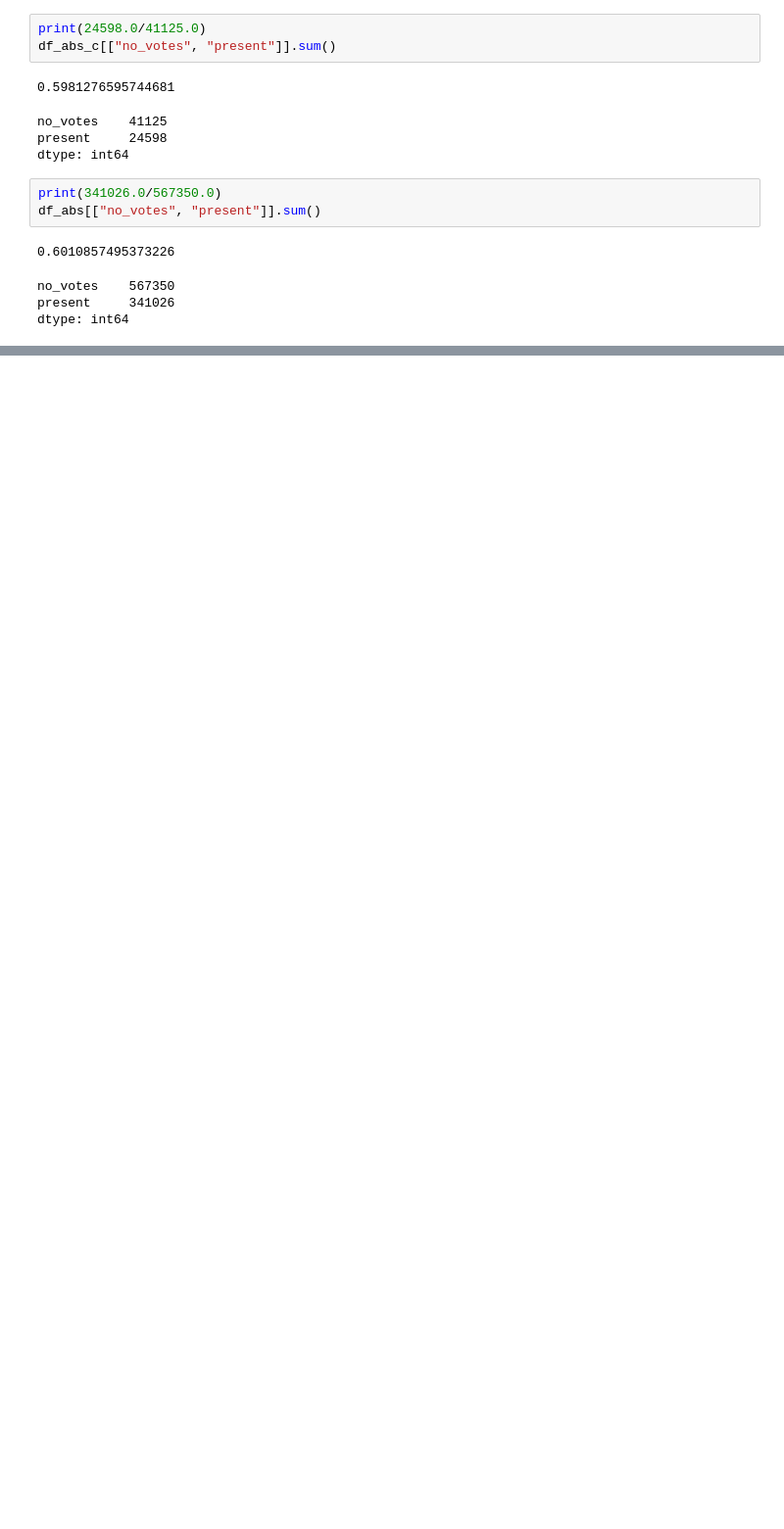
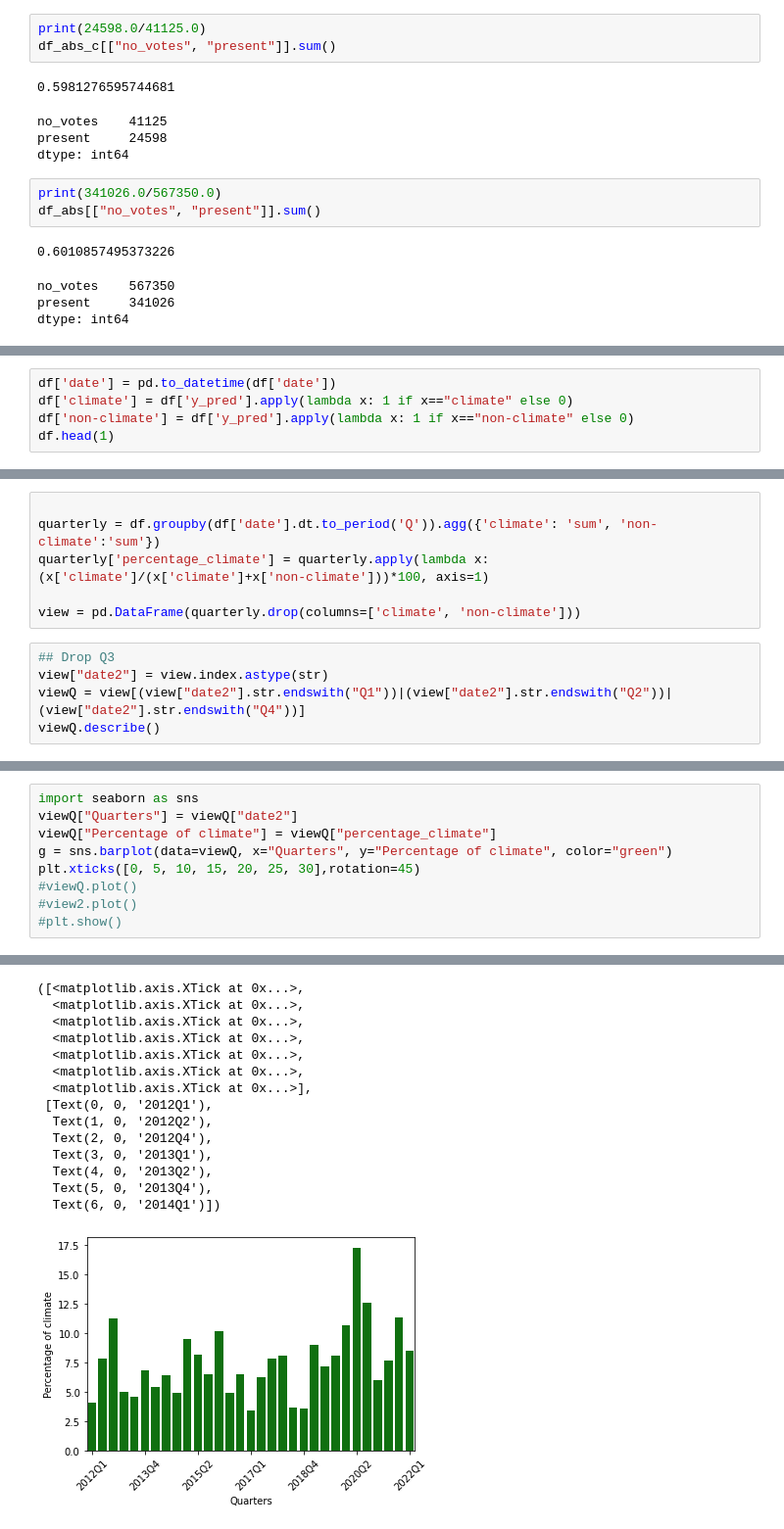
Before and after one commit to jonahank/Vote-Prediction-Model, a Jupyter notebook: data_analysis/ft_vote.ipynb, the cells around one changed output, grey strips where cells are left out. Shown at 98% size. Cells and saved outputs as stored; diff of their text form; blank space fills up the shorter version.

```diff
--- a/data_analysis/ft_vote.ipynb
+++ b/data_analysis/ft_vote.ipynb
@@ -421,0 +432,5 @@ dtype: int64
+# %%
+df['date'] = pd.to_datetime(df['date'])
+df['climate'] = df['y_pred'].apply(lambda x: 1 if x=="climate" else 0)
+df['non-climate'] = df['y_pred'].apply(lambda x: 1 if x=="non-climate" else 0)
+df.head(1)
@@ -421,0 +440,11 @@ dtype: int64
+# %%
+
+quarterly = df.groupby(df['date'].dt.to_period('Q')).agg({'climate': 'sum', 'non-climate':'sum'})
+quarterly['percentage_climate'] = quarterly.apply(lambda x: (x['climate']/(x['climate']+x['non-climate']))*100, axis=1)
+
+view = pd.DataFrame(quarterly.drop(columns=['climate', 'non-climate']))
+# %%
+## Drop Q3
+view["date2"] = view.index.astype(str)
+viewQ = view[(view["date2"].str.endswith("Q1"))|(view["date2"].str.endswith("Q2"))|(view["date2"].str.endswith("Q4"))]
+viewQ.describe()
@@ -421,0 +474,10 @@ dtype: int64
+# %%
+import seaborn as sns
+viewQ["Quarters"] = viewQ["date2"]
+viewQ["Percentage of climate"] = viewQ["percentage_climate"]
+g = sns.barplot(data=viewQ, x="Quarters", y="Percentage of climate", color="green")
+plt.xticks([0, 5, 10, 15, 20, 25, 30],rotation=45)
+#viewQ.plot()
+#view2.plot()
+#plt.show()
+# %% [output]
@@ -421,0 +494,15 @@ dtype: int64
+([<matplotlib.axis.XTick at 0x...>,
+  <matplotlib.axis.XTick at 0x...>,
+  <matplotlib.axis.XTick at 0x...>,
+  <matplotlib.axis.XTick at 0x...>,
+  <matplotlib.axis.XTick at 0x...>,
+  <matplotlib.axis.XTick at 0x...>,
+  <matplotlib.axis.XTick at 0x...>],
+ [Text(0, 0, '2012Q1'),
+  Text(1, 0, '2012Q2'),
+  Text(2, 0, '2012Q4'),
+  Text(3, 0, '2013Q1'),
+  Text(4, 0, '2013Q2'),
+  Text(5, 0, '2013Q4'),
+  Text(6, 0, '2014Q1')])
+[figure, added]
```
Also changed, not shown: parts of 23 cells of this notebook.
